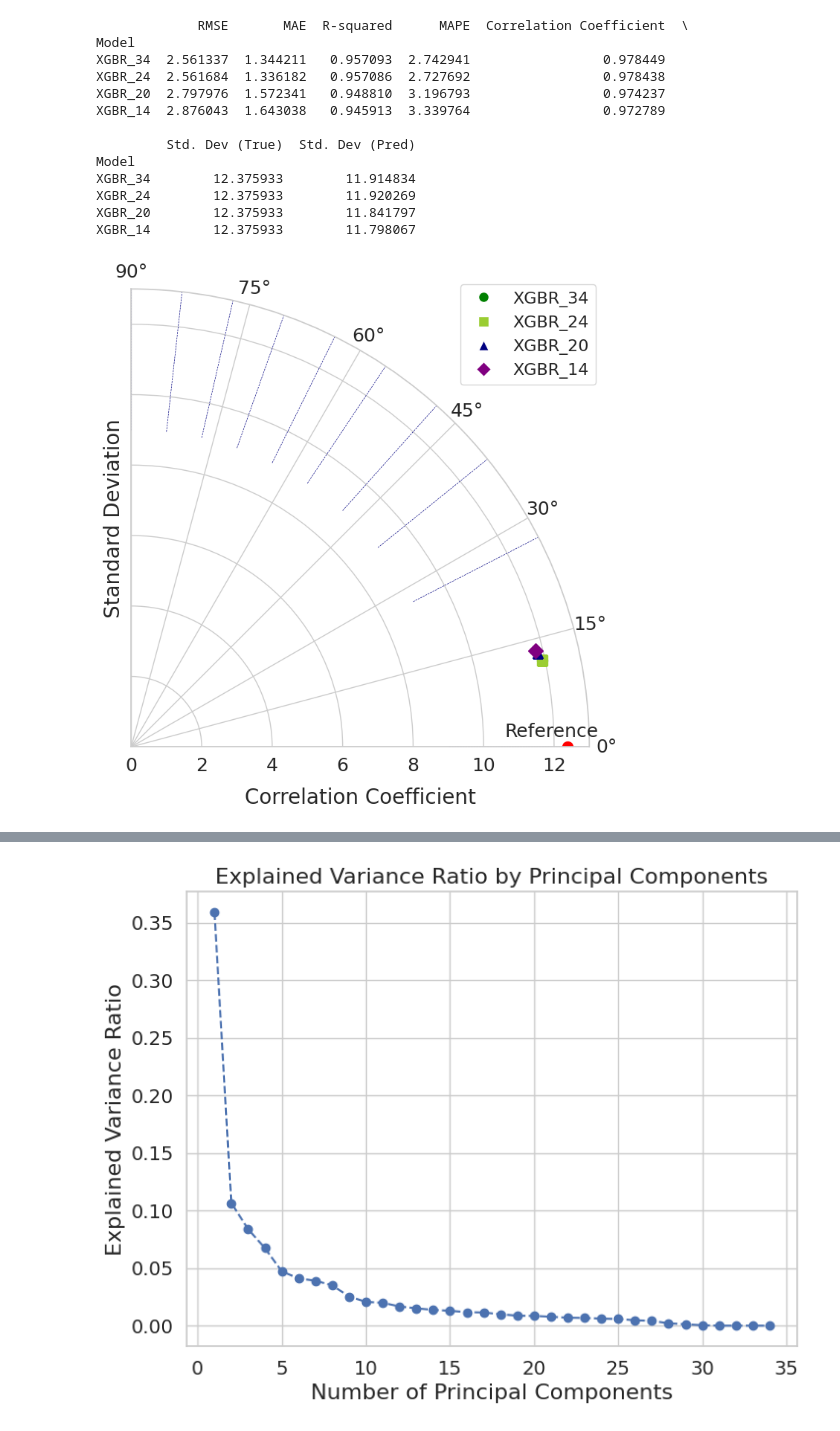
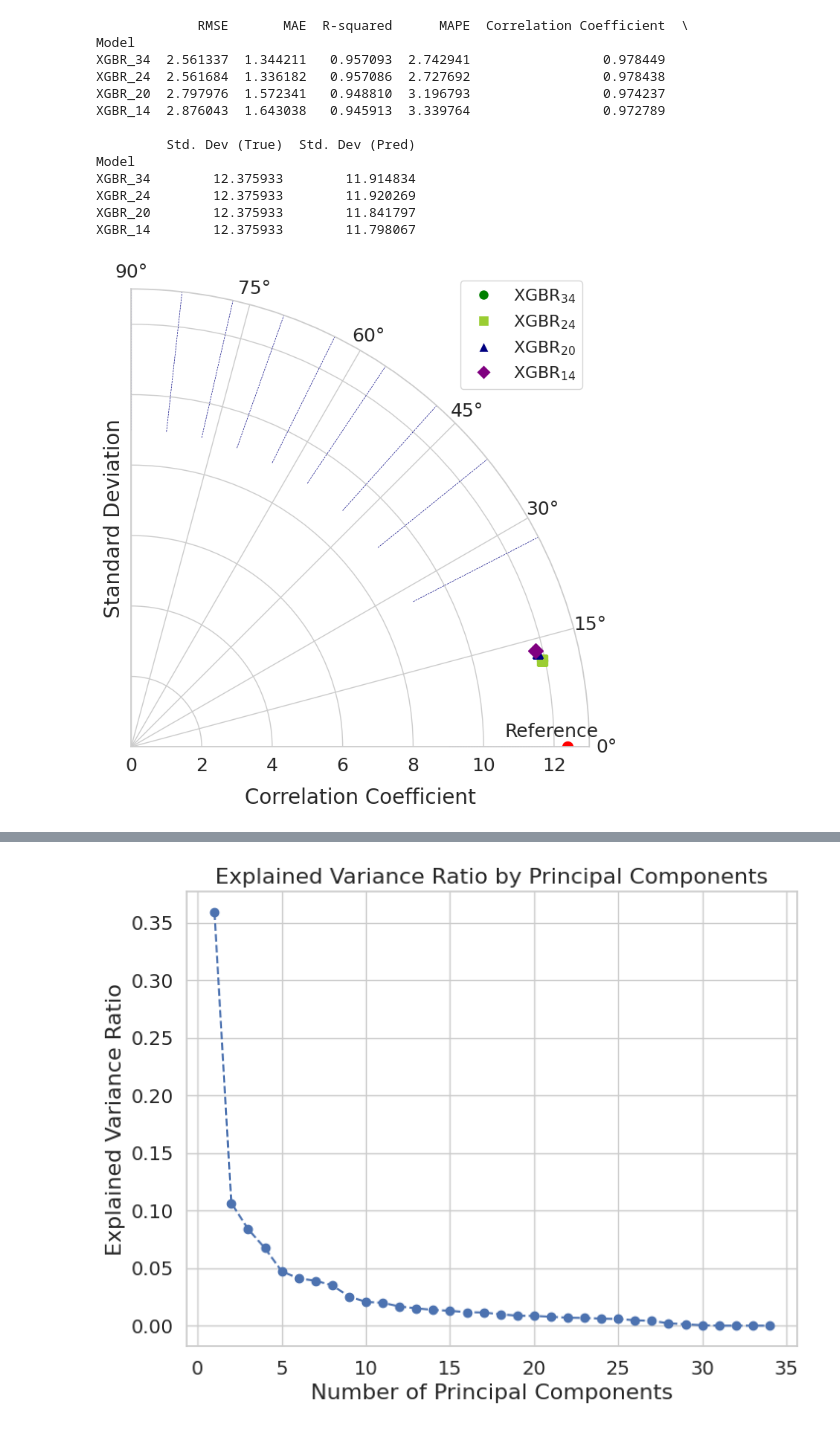
Before and after one commit to rabnawaz172/Diabetic-Retinopathy, a Jupyter notebook: Enzyme_thermostability.ipynb, the cells around one changed output, grey strips where cells are left out. Saved outputs shown, nothing was run; the diff lists cells and outputs as text; code cells hidden in the pictures.

```diff
--- a/Enzyme_thermostability.ipynb
+++ b/Enzyme_thermostability.ipynb
@@ -1156,9 +1300,11 @@ XGBR_20        12.375933        11.841797
 XGBR_14        12.375933        11.798067
 # %%
 # Define a function to create the Taylor Diagram using Cartopy and Matplotlib
-
+import matplotlib.pyplot as plt
+import numpy as np
+from scipy.stats import pearsonr
 std_true = 12.375933  # True standard deviation
-models = ['XGBR_34', 'XGBR_24', 'XGBR_20', 'XGBR_14']
+models = ['XGBR$_{34}$', 'XGBR$_{24}$', 'XGBR$_{20}$', 'XGBR$_{14}$']
 std_pred = [11.914834, 11.920269, 11.841797, 11.798067]
 correlations = [0.978449 , 0.978438, 0.974237,0.972789]  # Fixed correlations (0-1 range)
 
@@ -1210,34 +1356,34 @@ class CartopyTaylorDiagram:
 # Define custom colors for markers
 colors = ['green', 'yellowgreen', 'navy', 'purple']  # Green, Red, Navy, Magenta (high intensity)
 
 # Create the Taylor Diagram
 fig = plt.figure(figsize=(10, 8))
 taylor_diag = CartopyTaylorDiagram(std_true, fig=fig)
 
 # Add correlation lines
 taylor_diag.add_correlation_lines()
 
 # Define different markers for each model
 markers = ['o', 's', '^', 'D']  # Circle, square, triangle, diamond
 
 # Add each model to the diagram with specified colors and markers
 for i, (std, corr) in enumerate(zip(std_pred, correlations)):
     taylor_diag.add_sample(std, corr, marker=markers[i],
                           color=colors[i], markersize=10, linestyle='none')
 
 # Create custom legend handles with specified colors
 legend_handles = [plt.Line2D([0], [0], marker=markers[i], color='w',
                              label=models[i], markerfacecolor=colors[i],
                              markersize=10) for i in range(len(models))]
 
 # Add legend to the right
 plt.legend(handles=legend_handles, loc='center left',
            bbox_to_anchor=(0.7, 0.9), fontsize=16)
 
 # Show the plot
 plt.show()
 # %% [output]
-[figure, old version]
+[figure, new version]
 # %%
 import numpy as np
 import pandas as pd
```
Also changed, not shown: parts of 20 cells of this notebook.
